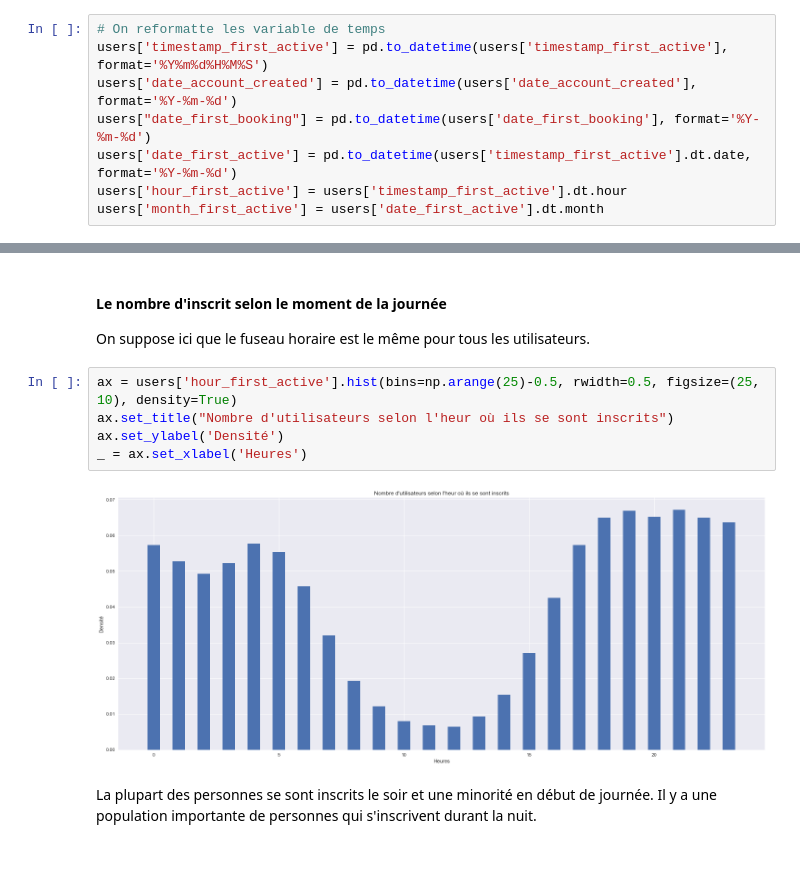
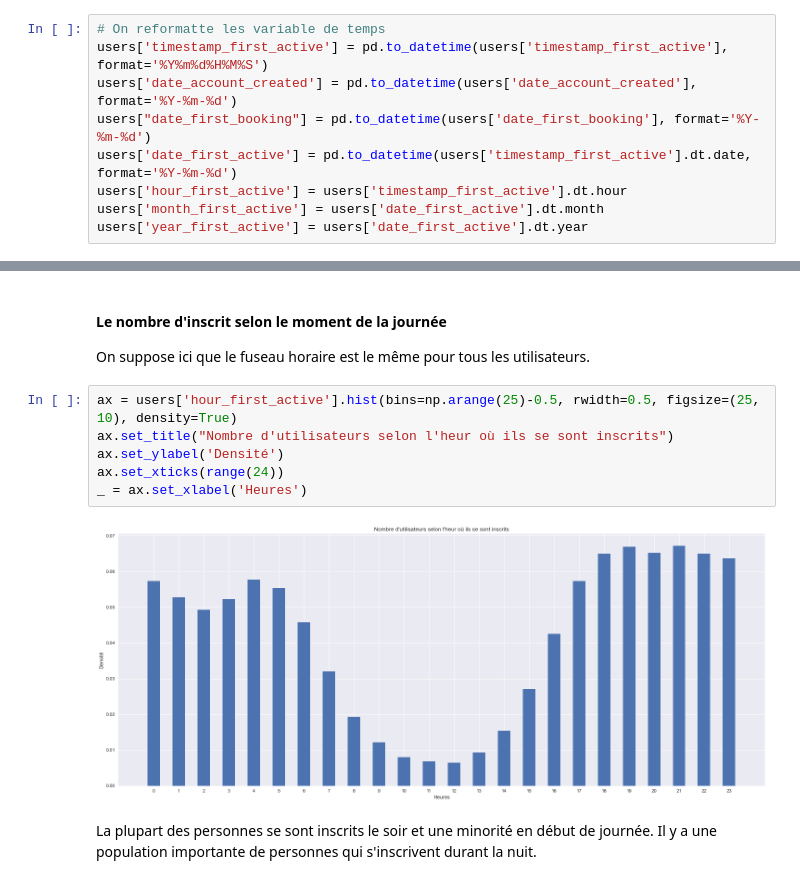
Before and after one commit to vesran/BookerGuess, a Jupyter notebook: _2_analyse_des_utilisateurs.ipynb, the cells around one changed output, grey strips where cells are left out. Cells and saved outputs as stored; diff of their text form.

```diff
--- a/_2_analyse_des_utilisateurs.ipynb
+++ b/_2_analyse_des_utilisateurs.ipynb
@@ -518,6 +518,7 @@ users["date_first_booking"] = pd.to_datetime(users['date_first_booking'], format
 users['date_first_active'] = pd.to_datetime(users['timestamp_first_active'].dt.date, format='%Y-%m-%d')
 users['hour_first_active'] = users['timestamp_first_active'].dt.hour
 users['month_first_active'] = users['date_first_active'].dt.month
+users['year_first_active'] = users['date_first_active'].dt.year
 # %%
 # Delai median avant de booker
 # Mois où on booke le plus - compte crée
@@ -610,10 +617,11 @@ On suppose ici que le fuseau horaire est le même pour tous les utilisateurs.
 # %%
 ax = users['hour_first_active'].hist(bins=np.arange(25)-0.5, rwidth=0.5, figsize=(25, 10), density=True)
 ax.set_title("Nombre d'utilisateurs selon l'heur où ils se sont inscrits")
 ax.set_ylabel('Densité')
+ax.set_xticks(range(24))
 _ = ax.set_xlabel('Heures')
 # %% [output]
-[figure, old version]
+[figure, new version]
 # %% [markdown]
 La plupart des personnes se sont inscrits le soir et une minorité en début de journée. Il y a une population importante de personnes qui s'inscrivent durant la nuit.
 # %%
```
Also changed, not shown: parts of 9 cells of this notebook.
